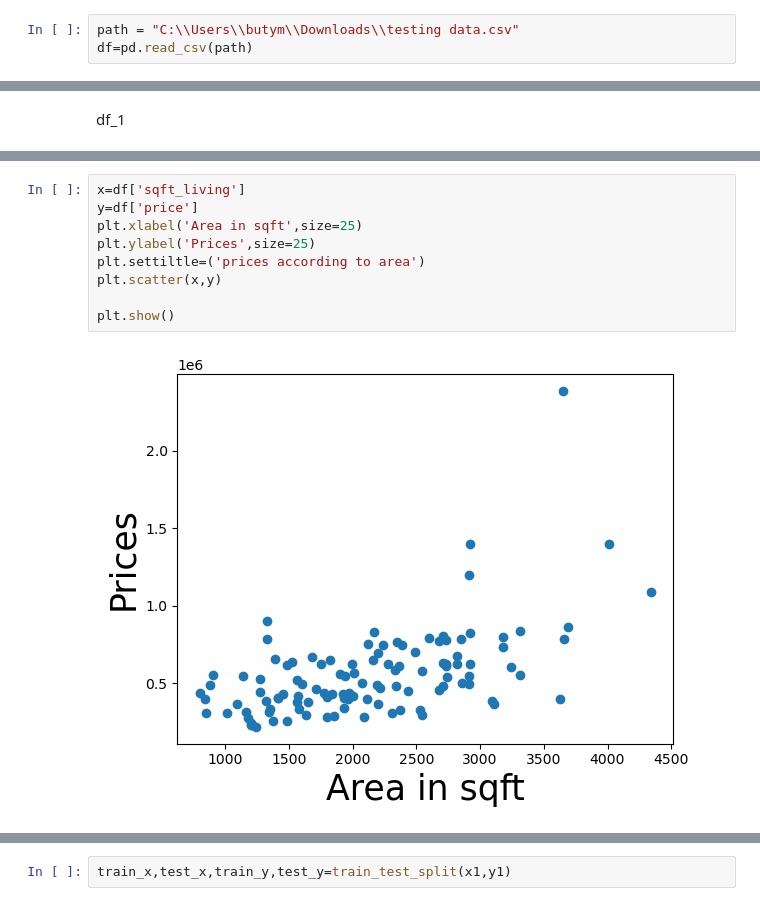
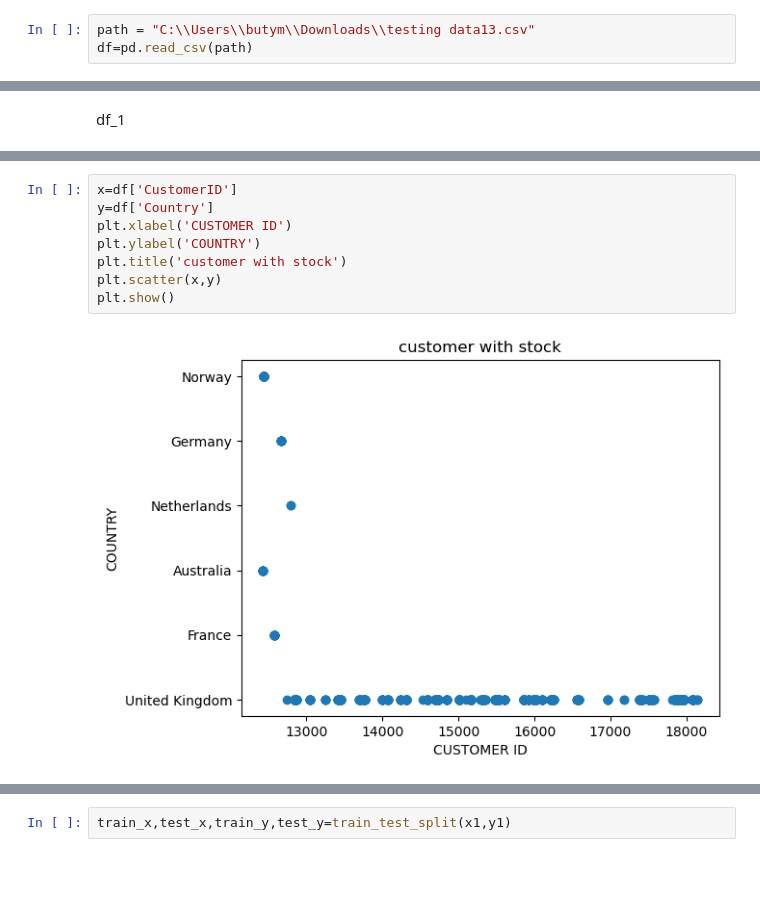
Before and after one commit to moeen507/CUSTOMER-SEGMENTATION-ANALYSIS-, a Jupyter notebook: customer data (2).ipynb, the cells around one changed output, grey strips where cells are left out. Cells and saved outputs as stored; diff of their text form; blank space fills up the shorter version.

```diff
--- a/customer data (2).ipynb
+++ b/customer data (2).ipynb
@@ -10,5 +20,5 @@ import sklearn.preprocessing as sp
 # %%
-path = "C:\\Users\\butym\\Downloads\\testing data.csv"
+path = "C:\\Users\\butym\\Downloads\\testing data13.csv"
 df=pd.read_csv(path)
 # %%
 df
@@ -248,12 +229,11 @@ plt.show()
 # %%
-x=df['sqft_living']
-y=df['price']
-plt.xlabel('Area in sqft',size=25)
-plt.ylabel('Prices',size=25)
-plt.settiltle=('prices according to area')
+x=df['CustomerID']
+y=df['Country']
+plt.xlabel('CUSTOMER ID')
+plt.ylabel('COUNTRY')
+plt.title('customer with stock')
 plt.scatter(x,y)
-
 plt.show()
 # %% [output]
-[figure, old version]
+[figure, new version]
 # %%
```
Also changed, not shown: parts of 35 cells of this notebook.
